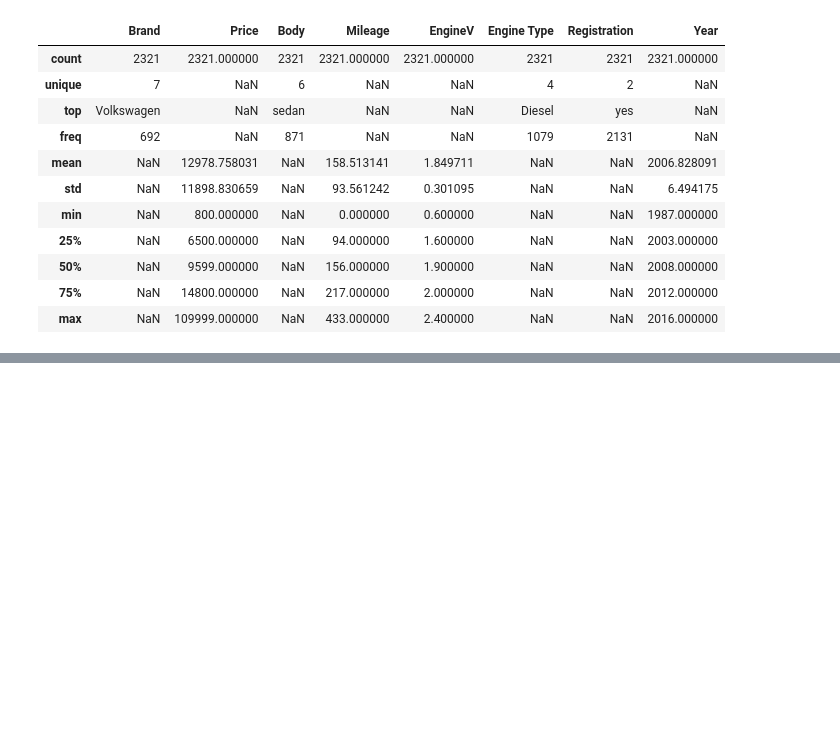
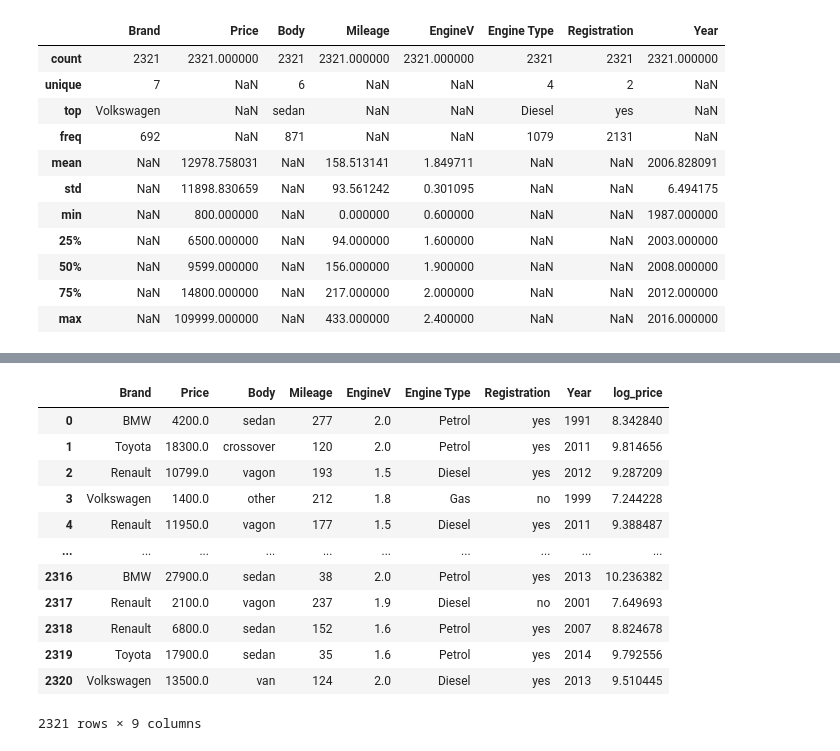
Before and after one commit to yamlakyam/ML-Sklean, a Jupyter notebook: Linear Regression.ipynb, the cells around one changed output, grey strips where cells are left out. Cells and saved outputs as stored; diff of their text form; code cells hidden in the pictures; blank space fills up the shorter version.

```diff
--- a/Linear Regression.ipynb
+++ b/Linear Regression.ipynb
@@ -180,0 +203,18 @@ data_cleaned.describe(include='all')
+# %%
+log_price = np.log(data_cleaned['Price'])
+data_cleaned['log_price'] = log_price
+data_cleaned
+# %% [output]
+|  | Brand | Price | Body | Mileage | EngineV | Engine Type | Registration | Year | log_price |
+| 0 | BMW | 4200.0 | sedan | 277 | 2.0 | Petrol | yes | 1991 | 8.342840 |
+| 1 | Toyota | 18300.0 | crossover | 120 | 2.0 | Petrol | yes | 2011 | 9.814656 |
+| 2 | Renault | 10799.0 | vagon | 193 | 1.5 | Diesel | yes | 2012 | 9.287209 |
+| 3 | Volkswagen | 1400.0 | other | 212 | 1.8 | Gas | no | 1999 | 7.244228 |
+| 4 | Renault | 11950.0 | vagon | 177 | 1.5 | Diesel | yes | 2011 | 9.388487 |
+| ... | ... | ... | ... | ... | ... | ... | ... | ... | ... |
+| 2316 | BMW | 27900.0 | sedan | 38 | 2.0 | Petrol | yes | 2013 | 10.236382 |
+| 2317 | Renault | 2100.0 | vagon | 237 | 1.9 | Diesel | no | 2001 | 7.649693 |
+| 2318 | Renault | 6800.0 | sedan | 152 | 1.6 | Petrol | yes | 2007 | 8.824678 |
+| 2319 | Toyota | 17900.0 | sedan | 35 | 1.6 | Petrol | yes | 2014 | 9.792556 |
+| 2320 | Volkswagen | 13500.0 | van | 124 | 2.0 | Diesel | yes | 2013 | 9.510445 |
+2321 rows × 9 columns
```
Also changed, not shown: parts of 9 cells of this notebook.
